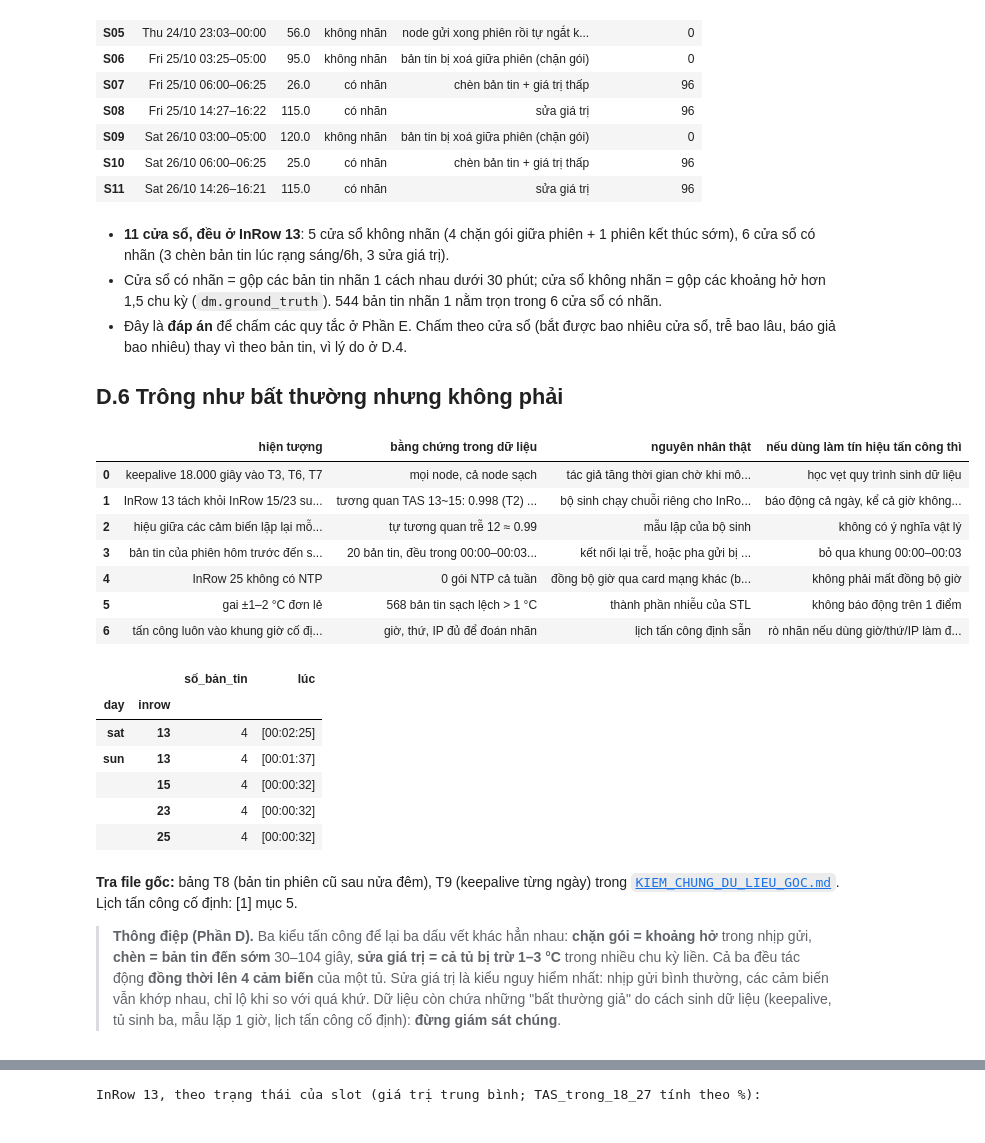
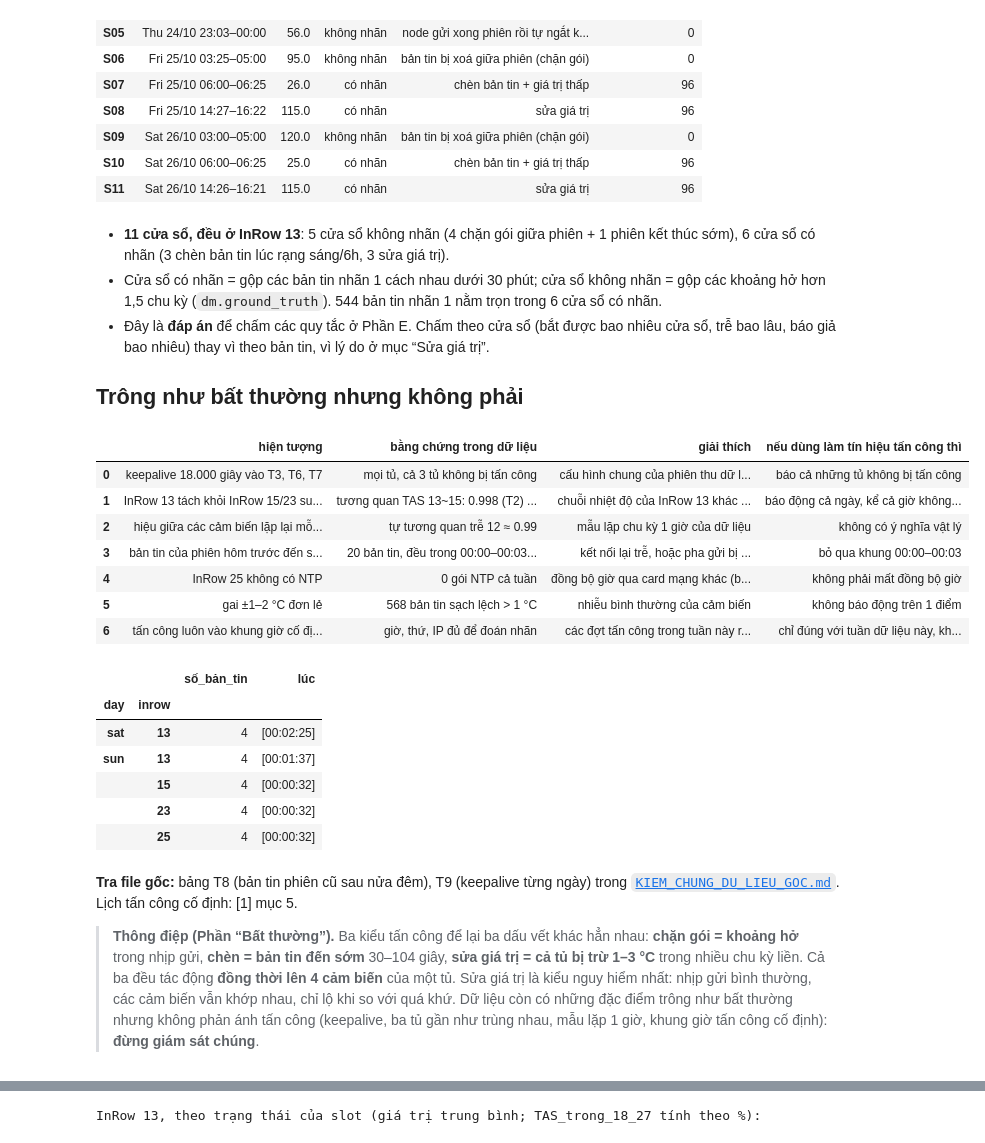
Before and after one commit to CoolSentinel/dad, a Jupyter notebook: monitoring/notebooks/BAO_CAO_PHAN_TICH_DAD.ipynb, the cells around one changed output, grey strips where cells are left out. Drawn from its saved outputs; the diff is of its cells as text; code cells hidden in the pictures.

```diff
--- a/monitoring/notebooks/BAO_CAO_PHAN_TICH_DAD.ipynb
+++ b/monitoring/notebooks/BAO_CAO_PHAN_TICH_DAD.ipynb
@@ -75,10 +39,10 @@ sys.path.insert(0, os.path.abspath(os.path.join("..", "src")))
 import numpy as np, pandas as pd, matplotlib.pyplot as plt, matplotlib.dates as mdates
 from matplotlib.patches import FancyBboxPatch, FancyArrowPatch
 from IPython.display import display, Markdown
-from dad_loader import load_all, INROW_IP, BROKER_IP, DAYS
+from dad_loader import load_all, dad_files, INROW_IP, BROKER_IP, DAYS
 import dad_mining as dm
 
-RAW = os.path.abspath(os.path.join("..", ".."))                 # PCAP + CSV + XML gốc nằm ở gốc repo
+RAW = os.path.abspath(os.path.join("..", "..", "data"))         # dữ liệu gốc: data/binh_thuong/ (T2, CN), data/bat_thuong/ (T3–T7)
 CACHE = os.path.abspath(os.path.join("..", "data", "processed"))  # cache đọc PCAP (không commit)
 FIG_DIR = os.path.abspath(os.path.join("figures", "khung")); os.makedirs(FIG_DIR, exist_ok=True)
 TZ = "Europe/Madrid"
@@ -259,12 +217,12 @@ Phần này trả lời: repo có những file gì, bên trong mỗi file là g
 # %%
 rows = []
-for f in sorted(glob.glob(os.path.join(RAW, "capture_*"))):
+for f in dad_files(RAW, "capture_*"):
     name = os.path.basename(f)
     stamp = re.search(r"capture_(\d{10})", name).group(1)
-    rows.append(dict(ngày=pd.to_datetime(stamp, format="%y%m%d%H%M").strftime("%a %d/%m/%Y"), stamp=stamp,
+    rows.append(dict(thư_mục=os.path.basename(os.path.dirname(f)), ngày=pd.to_datetime(stamp, format="%y%m%d%H%M").strftime("%a %d/%m/%Y"), stamp=stamp,
                      loại=name.rsplit(".", 1)[1], KB=round(os.path.getsize(f) / 1024)))
 inv = pd.DataFrame(rows)
-files = inv.pivot_table(index=["stamp", "ngày"], columns="loại", values="KB", aggfunc="sum").droplevel(0)
+files = inv.pivot_table(index=["stamp", "ngày", "thư_mục"], columns="loại", values="KB", aggfunc="sum").droplevel(0)
 files.columns = [f"{c} (KB)" for c in files.columns]
 fact("số file dữ liệu gốc", len(inv), 21)
 print(f"{len(inv)} file: 7 ngày × (pcap, csv, xml); tổng {inv.KB.sum() / 1024:.1f} MB")
@@ -312,6 +273,6 @@ span
 # %%
 chk = []
-for d, fcsv in zip(DAYS, sorted(glob.glob(os.path.join(RAW, "capture_*_labels.csv")))):
+for d, fcsv in zip(DAYS, dad_files(RAW, "capture_*_labels.csv")):
     c = pd.read_csv(fcsv, sep=";")
     x = re.findall(r"<frame\.number>(\d+)</frame\.number><label>(\d)</label>", open(fcsv[:-4] + ".xml").read())
     x = pd.DataFrame(x, columns=["frame", "label"]).astype(int)
@@ -322,7 +283,7 @@ for d, fcsv in zip(DAYS, sorted(glob.glob(os.path.join(RAW, "capture_*_labels.cs
 chk = pd.DataFrame(chk).set_index("ngày")
 fact("XML trùng CSV cả 7 ngày", bool(chk["XML trùng CSV"].all()), True)
 fact("số dòng CSV = số gói PCAP mỗi ngày", bool((chk["dòng CSV"] == chk["gói trong PCAP"]).all()), True)
-print("Cột CSV:", list(pd.read_csv(sorted(glob.glob(os.path.join(RAW, "*_labels.csv")))[0], sep=";", nrows=1).columns))
+print("Cột CSV:", list(pd.read_csv(dad_files(RAW, "*_labels.csv")[0], sep=";", nrows=1).columns))
 chk
 # %% [output]
 Cột CSV: ['frame.number', 'ip.src', 'tcp.srcport', 'mqtt.clientid', 'mqtt.msgid', 'label']
@@ -1225,39 +1186,39 @@ gt_tab[["local", "dur_min", "loại", "nguyên_nhân", "bản_tin_nhãn_1"]].ren
 # %% [markdown]
 - **11 cửa sổ, đều ở InRow 13**: 5 cửa sổ không nhãn (4 chặn gói giữa phiên + 1 phiên kết thúc sớm), 6 cửa sổ có nhãn (3 chèn bản tin lúc rạng sáng/6h, 3 sửa giá trị).
 - Cửa sổ có nhãn = gộp các bản tin nhãn 1 cách nhau dưới 30 phút; cửa sổ không nhãn = gộp các khoảng hở hơn 1,5 chu kỳ (`dm.ground_truth`). 544 bản tin nhãn 1 nằm trọn trong 6 cửa sổ có nhãn.
-- Đây là **đáp án** để chấm các quy tắc ở Phần E. Chấm theo cửa sổ (bắt được bao nhiêu cửa sổ, trễ bao lâu, báo giả bao nhiêu) thay vì theo bản tin, vì lý do ở D.4.
+- Đây là **đáp án** để chấm các quy tắc ở Phần E. Chấm theo cửa sổ (bắt được bao nhiêu cửa sổ, trễ bao lâu, báo giả bao nhiêu) thay vì theo bản tin, vì lý do ở mục “Sửa giá trị”.
 
-## D.6 Trông như bất thường nhưng không phải
+## Trông như bất thường nhưng không phải
 # %%
 conn_day = con.assign(c=con.src + ":" + con.sport.astype(int).astype(str)).set_index("c").day.astype(str)
 opened_on = (pubs.src + ":" + pubs.sport.astype(int).astype(str)).map(conn_day)   # ngày mở kết nối của từng bản tin
 carry = pubs[opened_on != pubs.day.astype(str)]
 carry_tab = carry.groupby(["day", "inrow"], observed=True).agg(số_bản_tin=("ts", "size"), lúc=("time", lambda s: sorted(s.dt.strftime("%H:%M:%S").unique())))
 sun_extra = carry[carry.day == "sun"]
 artifacts = pd.DataFrame([
-    ("keepalive 18.000 giây vào T3, T6, T7", "mọi node, cả node sạch", "tác giả tăng thời gian chờ khi mô phỏng chặn gói", "học vẹt quy trình sinh dữ liệu"),
-    ("InRow 13 tách khỏi InRow 15/23 suốt T3–T7", f"tương quan TAS 13~15: {twin.loc['T2 21/10', '13~15']:.3f} (T2) → {twin.loc['T4 23/10', '13~15']:.3f} (T4)", "bộ sinh chạy chuỗi riêng cho InRow 13 vào ngày tấn công", "báo động cả ngày, kể cả giờ không có tấn công"),
-    ("hiệu giữa các cảm biến lặp lại mỗi 12 bản tin", f"tự tương quan trễ 12 ≈ {ac['trễ 12'].median():.2f}", "mẫu lặp của bộ sinh", "không có ý nghĩa vật lý"),
+    ("keepalive 18.000 giây vào T3, T6, T7", "mọi tủ, cả 3 tủ không bị tấn công", "cấu hình chung của phiên thu dữ liệu ngày đó", "báo cả những tủ không bị tấn công"),
+    ("InRow 13 tách khỏi InRow 15/23 suốt T3–T7", f"tương quan TAS 13~15: {twin.loc['T2 21/10', '13~15']:.3f} (T2) → {twin.loc['T4 23/10', '13~15']:.3f} (T4)", "chuỗi nhiệt độ của InRow 13 khác nhóm cả ngày, không chỉ trong cửa sổ tấn công", "báo động cả ngày, kể cả giờ không có tấn công"),
+    ("hiệu giữa các cảm biến lặp lại mỗi 12 bản tin", f"tự tương quan trễ 12 ≈ {ac['trễ 12'].median():.2f}", "mẫu lặp chu kỳ 1 giờ của dữ liệu", "không có ý nghĩa vật lý"),
     ("bản tin của phiên hôm trước đến sau nửa đêm, không được PUBACK", f"{len(carry)} bản tin, đều trong 00:00–00:03 (bảng dưới)", "kết nối lại trễ, hoặc pha gửi bị xô sau đợt chèn; broker đã chuyển sang phiên mới nên không xác nhận", "bỏ qua khung 00:00–00:03"),
     ("InRow 25 không có NTP", "0 gói NTP cả tuần", "đồng bộ giờ qua card mạng khác (bài báo)", "không phải mất đồng bộ giờ"),
-    ("gai ±1–2 °C đơn lẻ", f"{int((c.dev.abs() > 1).sum())} bản tin sạch lệch > 1 °C", "thành phần nhiễu của STL", "không báo động trên 1 điểm"),
-    ("tấn công luôn vào khung giờ cố định, chỉ InRow 13", "giờ, thứ, IP đủ để đoán nhãn", "lịch tấn công định sẵn", "rò nhãn nếu dùng giờ/thứ/IP làm đặc trưng (E.7)"),
-], columns=["hiện tượng", "bằng chứng trong dữ liệu", "nguyên nhân thật", "nếu dùng làm tín hiệu tấn công thì"])
+    ("gai ±1–2 °C đơn lẻ", f"{int((c.dev.abs() > 1).sum())} bản tin sạch lệch > 1 °C", "nhiễu bình thường của cảm biến", "không báo động trên 1 điểm"),
+    ("tấn công luôn vào khung giờ cố định, chỉ InRow 13", "giờ, thứ, IP đủ để đoán nhãn", "các đợt tấn công trong tuần này rơi vào khung giờ cố định ([1] mục 5)", "chỉ đúng với tuần dữ liệu này, không phải dấu hiệu tấn công"),
+], columns=["hiện tượng", "bằng chứng trong dữ liệu", "giải thích", "nếu dùng làm tín hiệu tấn công thì"])
 fact("bản tin của phiên hôm trước đến sau nửa đêm: đều trong 00:00–00:03", bool(((carry.time.dt.hour == 0) & (carry.time.dt.minute < 3)).all()), True)
 fact("bản tin của phiên thứ Bảy đến sau nửa đêm Chủ nhật (lý do CN có 1.156 bản tin/tủ)", len(sun_extra), 16)
 unacked_keys = set(zip(un.day.astype(str), un.frame))
 fact("bản tin phiên cũ sau nửa đêm chính là 20 bản tin không được PUBACK", set(zip(carry.day.astype(str), carry.frame)) == unacked_keys, True)
 display(artifacts)
 carry_tab
 # %% [output]
-|  | hiện tượng | bằng chứng trong dữ liệu | nguyên nhân thật | nếu dùng làm tín hiệu tấn công thì |
-| 0 | keepalive 18.000 giây vào T3, T6, T7 | mọi node, cả node sạch | tác giả tăng thời gian chờ khi mô... | học vẹt quy trình sinh dữ liệu |
-| 1 | InRow 13 tách khỏi InRow 15/23 su... | tương quan TAS 13~15: 0.998 (T2) ... | bộ sinh chạy chuỗi riêng cho InRo... | báo động cả ngày, kể cả giờ không... |
-| 2 | hiệu giữa các cảm biến lặp lại mỗ... | tự tương quan trễ 12 ≈ 0.99 | mẫu lặp của bộ sinh | không có ý nghĩa vật lý |
+|  | hiện tượng | bằng chứng trong dữ liệu | giải thích | nếu dùng làm tín hiệu tấn công thì |
+| 0 | keepalive 18.000 giây vào T3, T6, T7 | mọi tủ, cả 3 tủ không bị tấn công | cấu hình chung của phiên thu dữ l... | báo cả những tủ không bị tấn công |
+| 1 | InRow 13 tách khỏi InRow 15/23 su... | tương quan TAS 13~15: 0.998 (T2) ... | chuỗi nhiệt độ của InRow 13 khác ... | báo động cả ngày, kể cả giờ không... |
+| 2 | hiệu giữa các cảm biến lặp lại mỗ... | tự tương quan trễ 12 ≈ 0.99 | mẫu lặp chu kỳ 1 giờ của dữ liệu | không có ý nghĩa vật lý |
 | 3 | bản tin của phiên hôm trước đến s... | 20 bản tin, đều trong 00:00–00:03... | kết nối lại trễ, hoặc pha gửi bị ... | bỏ qua khung 00:00–00:03 |
 | 4 | InRow 25 không có NTP | 0 gói NTP cả tuần | đồng bộ giờ qua card mạng khác (b... | không phải mất đồng bộ giờ |
-| 5 | gai ±1–2 °C đơn lẻ | 568 bản tin sạch lệch > 1 °C | thành phần nhiễu của STL | không báo động trên 1 điểm |
-| 6 | tấn công luôn vào khung giờ cố đị... | giờ, thứ, IP đủ để đoán nhãn | lịch tấn công định sẵn | rò nhãn nếu dùng giờ/thứ/IP làm đ... |
+| 5 | gai ±1–2 °C đơn lẻ | 568 bản tin sạch lệch > 1 °C | nhiễu bình thường của cảm biến | không báo động trên 1 điểm |
+| 6 | tấn công luôn vào khung giờ cố đị... | giờ, thứ, IP đủ để đoán nhãn | các đợt tấn công trong tuần này r... | chỉ đúng với tuần dữ liệu này, kh... |
 |  |  | số_bản_tin | lúc |
 | day | inrow |  |  |
 | sat | 13 | 4 | [00:02:25] |
@@ -1268,6 +1229,6 @@ carry_tab
 # %% [markdown]
 **Tra file gốc:** bảng T8 (bản tin phiên cũ sau nửa đêm), T9 (keepalive từng ngày) trong [`KIEM_CHUNG_DU_LIEU_GOC.md`](../KIEM_CHUNG_DU_LIEU_GOC.md). Lịch tấn công cố định: [1] mục 5.
 
-> **Thông điệp (Phần D).** Ba kiểu tấn công để lại ba dấu vết khác hẳn nhau: **chặn gói = khoảng hở** trong nhịp gửi, **chèn = bản tin đến sớm** 30–104 giây, **sửa giá trị = cả tủ bị trừ 1–3 °C** trong nhiều chu kỳ liền. Cả ba đều tác động **đồng thời lên 4 cảm biến** của một tủ. Sửa giá trị là kiểu nguy hiểm nhất: nhịp gửi bình thường, các cảm biến vẫn khớp nhau, chỉ lộ khi so với quá khứ. Dữ liệu còn chứa những "bất thường giả" do cách sinh dữ liệu (keepalive, tủ sinh ba, mẫu lặp 1 giờ, lịch tấn công cố định): **đừng giám sát chúng**.
+> **Thông điệp (Phần “Bất thường”).** Ba kiểu tấn công để lại ba dấu vết khác hẳn nhau: **chặn gói = khoảng hở** trong nhịp gửi, **chèn = bản tin đến sớm** 30–104 giây, **sửa giá trị = cả tủ bị trừ 1–3 °C** trong nhiều chu kỳ liền. Cả ba đều tác động **đồng thời lên 4 cảm biến** của một tủ. Sửa giá trị là kiểu nguy hiểm nhất: nhịp gửi bình thường, các cảm biến vẫn khớp nhau, chỉ lộ khi so với quá khứ. Dữ liệu còn có những đặc điểm trông như bất thường nhưng không phản ánh tấn công (keepalive, ba tủ gần như trùng nhau, mẫu lặp 1 giờ, khung giờ tấn công cố định): **đừng giám sát chúng**.
 # %% [markdown]
 ---
```
Also changed, not shown: parts of 53 cells of this notebook, 28 other files.
